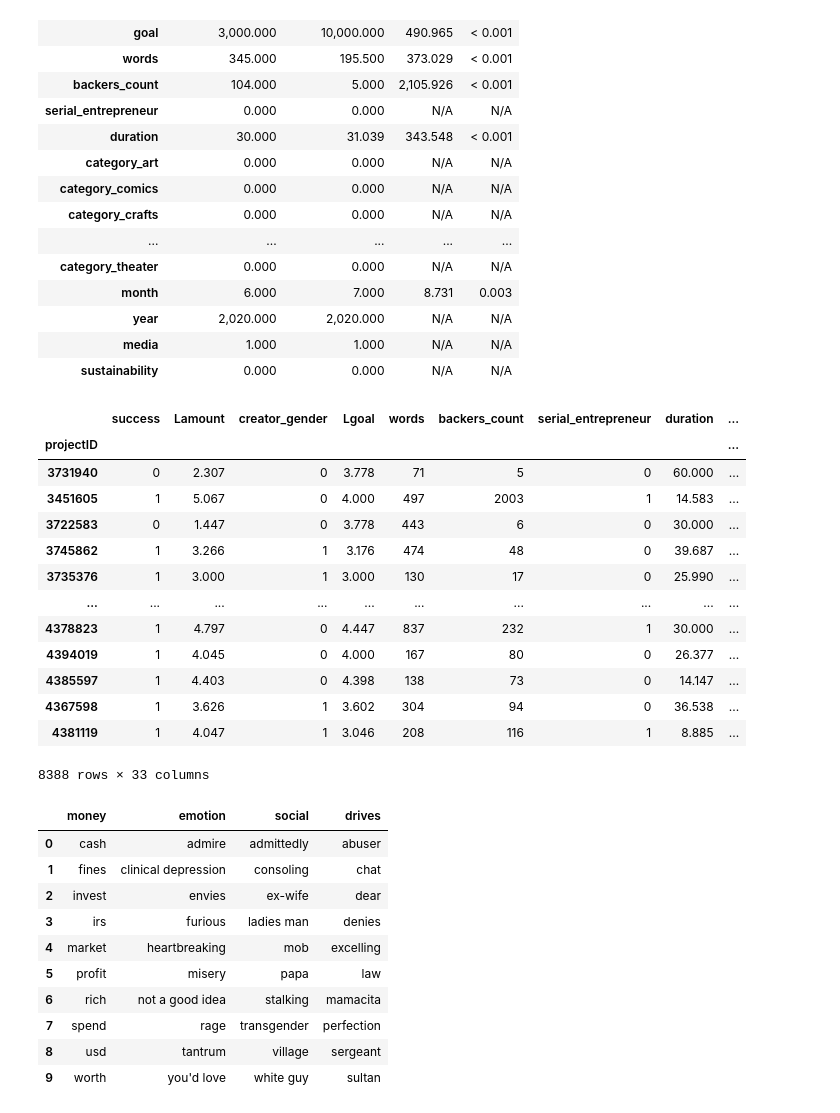
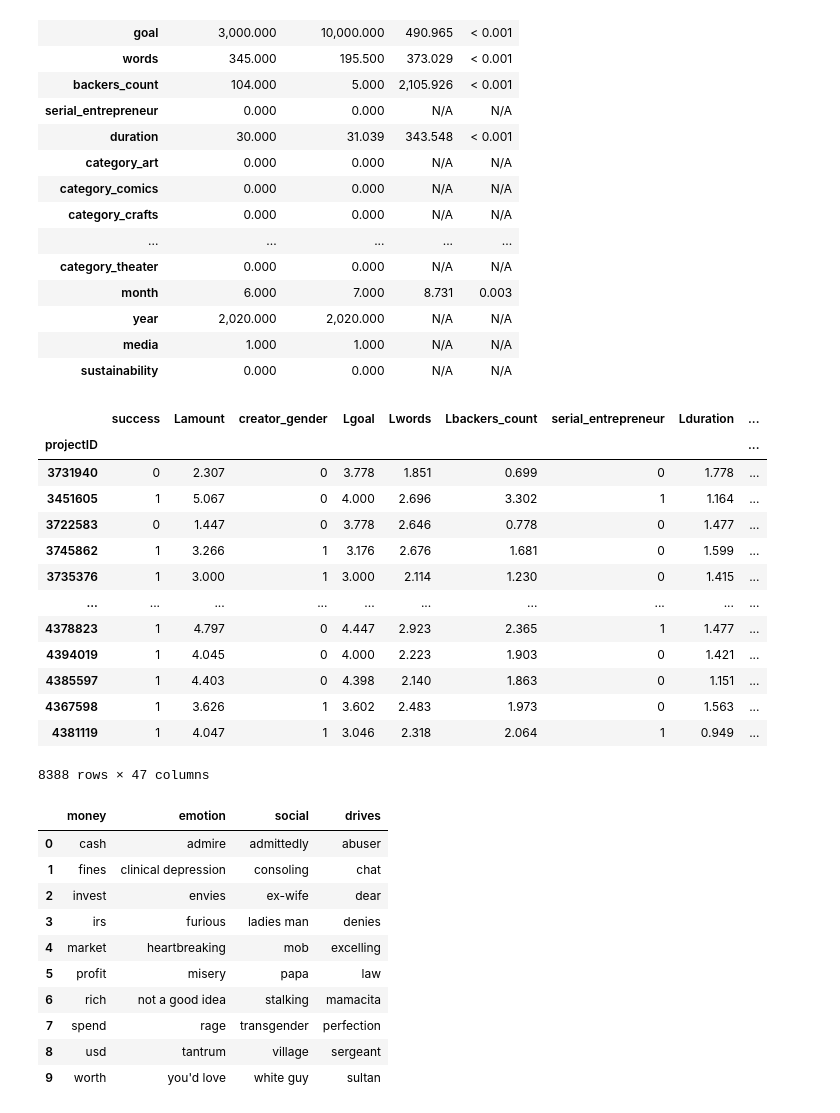
Before and after one commit to MaxPersoon/KickstarterScraper, a Jupyter notebook: dataProcessing.ipynb, the cells around one changed output. Drawn from its saved outputs; the diff is of its cells as text; code cells hidden in the pictures.

```diff
--- a/dataProcessing.ipynb
+++ b/dataProcessing.ipynb
@@ -254,27 +254,48 @@ table4
 | year | 2,020.000 | 2,020.000 | N/A | N/A |
 | media | 1.000 | 1.000 | N/A | N/A |
 | sustainability | 0.000 | 0.000 | N/A | N/A |
-# %%
-liwcData = pd.read_csv('LIWC-22 Results - finalData - LIWC Analysis.csv')
-liwcData = liwcData.set_index('projectID')
-liwcData = liwcData[data.columns.tolist() + ['money', 'emotion', 'Social', 'Drives']]
-liwcData = liwcData.rename(columns={'money': 'business', 'emotion': 'empathic', 'Social': 'social', 'Drives': 'drives'})
-liwcData
-# %% [output]
-|  | success | Lamount | creator_gender | Lgoal | words | backers_count | serial_entrepreneur | duration | ... |
-| projectID |  |  |  |  |  |  |  |  | ... |
-| 3731940 | 0 | 2.307 | 0 | 3.778 | 71 | 5 | 0 | 60.000 | ... |
-| 3451605 | 1 | 5.067 | 0 | 4.000 | 497 | 2003 | 1 | 14.583 | ... |
-| 3722583 | 0 | 1.447 | 0 | 3.778 | 443 | 6 | 0 | 30.000 | ... |
-| 3745862 | 1 | 3.266 | 1 | 3.176 | 474 | 48 | 0 | 39.687 | ... |
-| 3735376 | 1 | 3.000 | 1 | 3.000 | 130 | 17 | 0 | 25.990 | ... |
-| ... | ... | ... | ... | ... | ... | ... | ... | ... | ... |
-| 4378823 | 1 | 4.797 | 0 | 4.447 | 837 | 232 | 1 | 30.000 | ... |
-| 4394019 | 1 | 4.045 | 0 | 4.000 | 167 | 80 | 0 | 26.377 | ... |
-| 4385597 | 1 | 4.403 | 0 | 4.398 | 138 | 73 | 0 | 14.147 | ... |
-| 4367598 | 1 | 3.626 | 1 | 3.602 | 304 | 94 | 0 | 36.538 | ... |
-| 4381119 | 1 | 4.047 | 1 | 3.046 | 208 | 116 | 1 | 8.885 | ... |
-8388 rows × 33 columns
+# %%
+liwcData = pd.read_csv('LIWC-22 Results - finalData - LIWC Analysis.csv')
+liwcData = liwcData.set_index('projectID')
+liwcData = liwcData[data.columns.tolist() + ['money', 'emotion', 'Social', 'Drives']]
+liwcData = liwcData.rename(columns={'money': 'business', 'emotion': 'empathic', 'Social': 'social', 'Drives': 'drives'})
+
+for variable in ['words', 'backers_count', 'duration']:
+    variableIndex = liwcData.columns.tolist().index(variable)
+    liwcData.insert(variableIndex + 1, 'L' + variable, np.log10(liwcData[variable]))
+
+monthIndex = liwcData.columns.tolist().index('month')
+monthNames = ['january', 'february', 'march', 'april', 'may', 'june', 'july', 'august', 'september', 'october', 'november', 'december']
+for month in range(1, 13):
+    liwcData.insert(monthIndex + month, 'month_' + monthNames[month - 1], (liwcData['month'] == month).replace({True: 1, False: 0}))
+
+yearIndex = liwcData.columns.tolist().index('year')
+counter = 1
+for year in range(2019, 2023):
+    liwcData.insert(yearIndex + counter, 'year_' + str(year), (liwcData['year'] == year).replace({True: 1, False: 0}))
+    counter += 1
+
+liwcData = liwcData.drop(columns=['words', 'backers_count', 'duration', 'month', 'year'])
+
+for language in ['business', 'empathic', 'social', 'drives']:
+    liwcData[language] = liwcData[language] / 100
+
+liwcData
+# %% [output]
+|  | success | Lamount | creator_gender | Lgoal | Lwords | Lbackers_count | serial_entrepreneur | Lduration | ... |
+| projectID |  |  |  |  |  |  |  |  | ... |
+| 3731940 | 0 | 2.307 | 0 | 3.778 | 1.851 | 0.699 | 0 | 1.778 | ... |
+| 3451605 | 1 | 5.067 | 0 | 4.000 | 2.696 | 3.302 | 1 | 1.164 | ... |
+| 3722583 | 0 | 1.447 | 0 | 3.778 | 2.646 | 0.778 | 0 | 1.477 | ... |
+| 3745862 | 1 | 3.266 | 1 | 3.176 | 2.676 | 1.681 | 0 | 1.599 | ... |
+| 3735376 | 1 | 3.000 | 1 | 3.000 | 2.114 | 1.230 | 0 | 1.415 | ... |
+| ... | ... | ... | ... | ... | ... | ... | ... | ... | ... |
+| 4378823 | 1 | 4.797 | 0 | 4.447 | 2.923 | 2.365 | 1 | 1.477 | ... |
+| 4394019 | 1 | 4.045 | 0 | 4.000 | 2.223 | 1.903 | 0 | 1.421 | ... |
+| 4385597 | 1 | 4.403 | 0 | 4.398 | 2.140 | 1.863 | 0 | 1.151 | ... |
+| 4367598 | 1 | 3.626 | 1 | 3.602 | 2.483 | 1.973 | 0 | 1.563 | ... |
+| 4381119 | 1 | 4.047 | 1 | 3.046 | 2.318 | 2.064 | 1 | 0.949 | ... |
+8388 rows × 47 columns
 # %%
 # Table 5
 table5 = {
```
Also changed, not shown: parts of 6 cells of this notebook, 3 other files.
